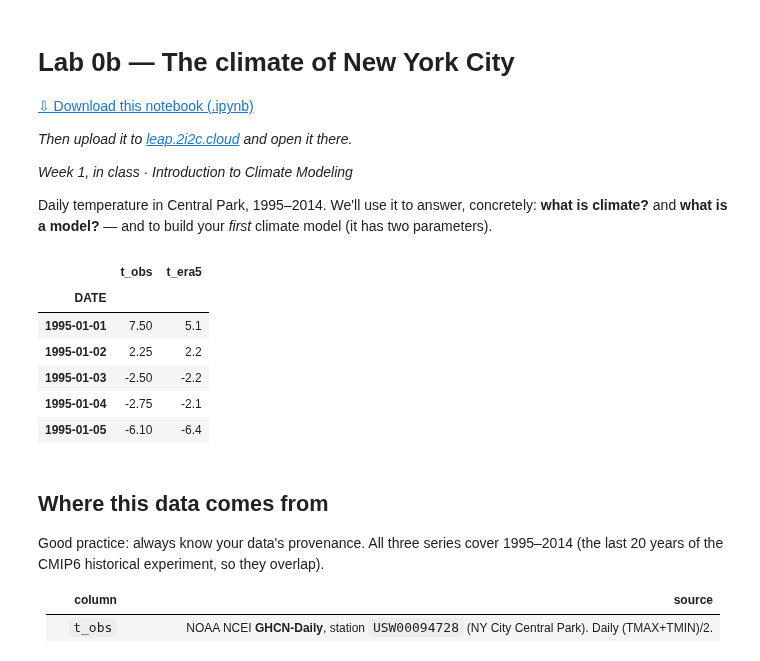
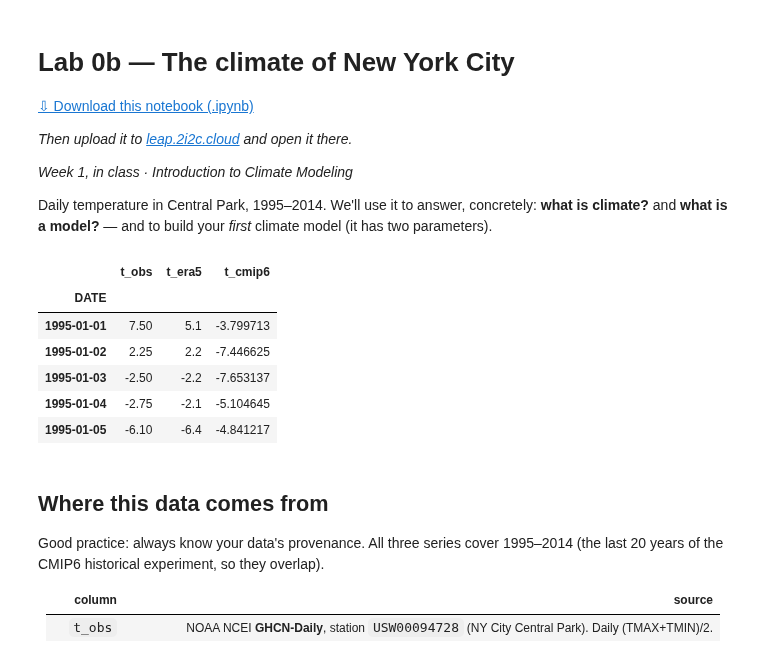
Before and after one commit to dhruvbalwada/intro-climate-modeling-fall2026, a Jupyter notebook: labs/lab0c_nyc_climate.ipynb, the cells around one changed output. Drawn from its saved outputs; the diff is of its cells as text; code cells hidden in the pictures.

Commit message:
Lab 0c: load all three datasets in one cell at the top
Co-Authored-By: Claude Opus 5 <noreply@anthropic.com>
Claude-Session: https://claude.ai/code/session_01HSpGjam7AsR2y7XqzyMftt

```diff
--- a/labs/lab0c_nyc_climate.ipynb
+++ b/labs/lab0c_nyc_climate.ipynb
@@ -11,19 +11,27 @@ Daily temperature in Central Park, 1995–2014. We'll use it to answer, concrete
 # %%
 import numpy as np
 import pandas as pd
 import matplotlib.pyplot as plt
 
-url = "https://dhruvbalwada.github.io/intro-climate-modeling-fall2026/labs/data/centralpark_obs_era5_1995-2014.csv"
-df = pd.read_csv(url, index_col=0, parse_dates=True)
+base = "https://dhruvbalwada.github.io/intro-climate-modeling-fall2026/labs/data/"
+
+# 1. station thermometer (NOAA) + 2. ERA5 reanalysis — same file
+df = pd.read_csv(base + "centralpark_obs_era5_1995-2014.csv", index_col=0, parse_dates=True)
+
+# 3. a CMIP6 climate model at the same location
+cm = pd.read_csv(base + "centralpark_cmip6_MPI-ESM1-2-HR_1995-2014.csv", index_col=0, parse_dates=True)
+cm.index = cm.index.normalize()      # model timestamps sit at 12:00; align them to dates
+df["t_cmip6"] = cm["t_cmip6"].reindex(df.index)
+
 df.head()
 # %% [output]
-|  | t_obs | t_era5 |
-| DATE |  |  |
-| 1995-01-01 | 7.50 | 5.1 |
-| 1995-01-02 | 2.25 | 2.2 |
-| 1995-01-03 | -2.50 | -2.2 |
-| 1995-01-04 | -2.75 | -2.1 |
-| 1995-01-05 | -6.10 | -6.4 |
+|  | t_obs | t_era5 | t_cmip6 |
+| DATE |  |  |  |
+| 1995-01-01 | 7.50 | 5.1 | -3.799713 |
+| 1995-01-02 | 2.25 | 2.2 | -7.446625 |
+| 1995-01-03 | -2.50 | -2.2 | -7.653137 |
+| 1995-01-04 | -2.75 | -2.1 | -5.104645 |
+| 1995-01-05 | -6.10 | -6.4 | -4.841217 |
 # %% [markdown]
 ## Where this data comes from
 
```
Also changed, not shown: parts of 2 cells of this notebook, 1 other file.
